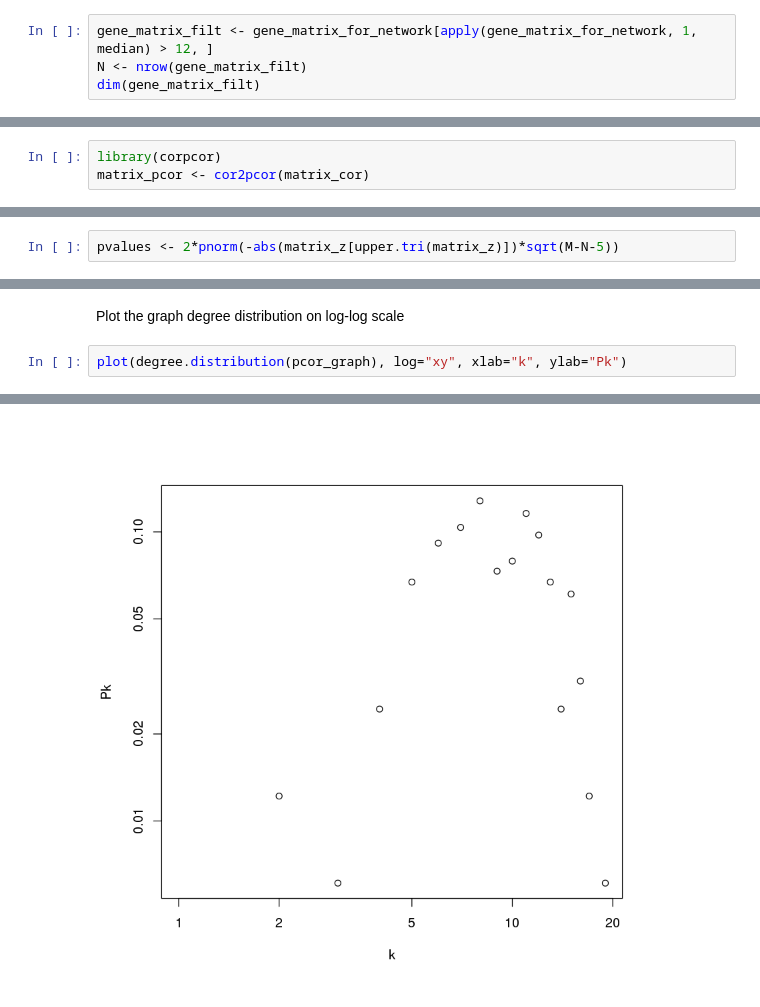
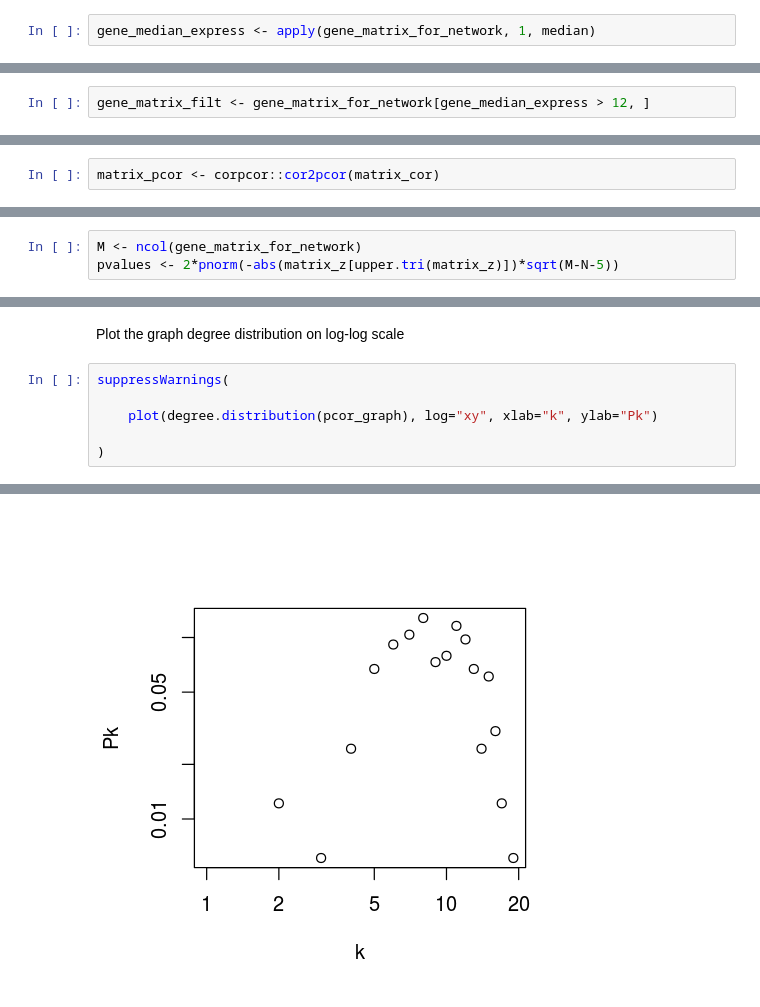
Before and after one commit to ramseylab/networkscompbio, a Jupyter notebook: class20_partialcorr_R.ipynb, the cells around one changed output, grey strips where cells are left out. Saved outputs shown, nothing was run; the diff lists cells and outputs as text.

```diff
--- a/class20_partialcorr_R.ipynb
+++ b/class20_partialcorr_R.ipynb
@@ -18,4 +32,2 @@ Filter the matrix to include only rows for which the column-wise median is > 12;
 # %%
-gene_matrix_filt <- gene_matrix_for_network[apply(gene_matrix_for_network, 1, median) > 12, ]
-N <- nrow(gene_matrix_filt)
-dim(gene_matrix_filt)
+gene_median_express <- apply(gene_matrix_for_network, 1, median)
@@ -23,0 +36,2 @@ dim(gene_matrix_filt)
+# %%
+gene_matrix_filt <- gene_matrix_for_network[gene_median_express > 12, ]
@@ -33,4 +61,3 @@ load the "corpcor" library which has the `cor2pcor` function that we want; it co
 # %%
-library(corpcor)
-matrix_pcor <- cor2pcor(matrix_cor)
+matrix_pcor <- corpcor::cor2pcor(matrix_cor)
 # %% [markdown]
@@ -53,6 +80,7 @@ matrix_z <- 0.5*log((1+matrix_pcor)/(1-matrix_pcor))
 # %% [markdown]
 Compute a p-value for each gene pair (upper triangle only), using the fact that sqrt(M-N-5) times the fisher Z sore should be approximately univariate normal (with zero mean) under the null hypothesis that a given gene pair's measurements (conditioned on the measurements for all the other 162 genes) are independent. (use `sqrt`, `upper.tri`, `abs`, and `pnorm`)
 # %%
+M <- ncol(gene_matrix_for_network)
 pvalues <- 2*pnorm(-abs(matrix_z[upper.tri(matrix_z)])*sqrt(M-N-5))
 # %% [markdown]
 How many gene pairs have a P value less than 0.01? (use `which` and `length`)
@@ -86,5 +113,9 @@ plot(pcor_graph)
 # %% [markdown]
 Plot the graph degree distribution on log-log scale
 # %%
-plot(degree.distribution(pcor_graph), log="xy", xlab="k", ylab="Pk")
+suppressWarnings(
+
+    plot(degree.distribution(pcor_graph), log="xy", xlab="k", ylab="Pk")
+
+)
 # %% [output]
@@ -93 +122 @@ Warning message in xy.coords(x, y, xlabel, ylabel, log):
-[figure, old version]
+[figure, new version]
```
Also changed, not shown: parts of 27 cells of this notebook, 17 other files.
